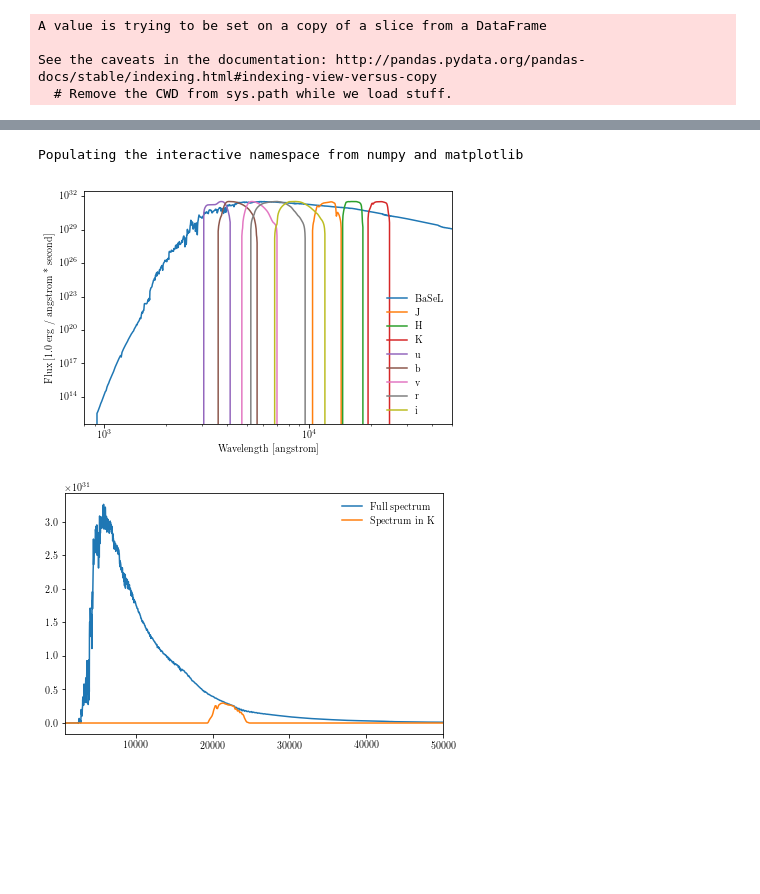
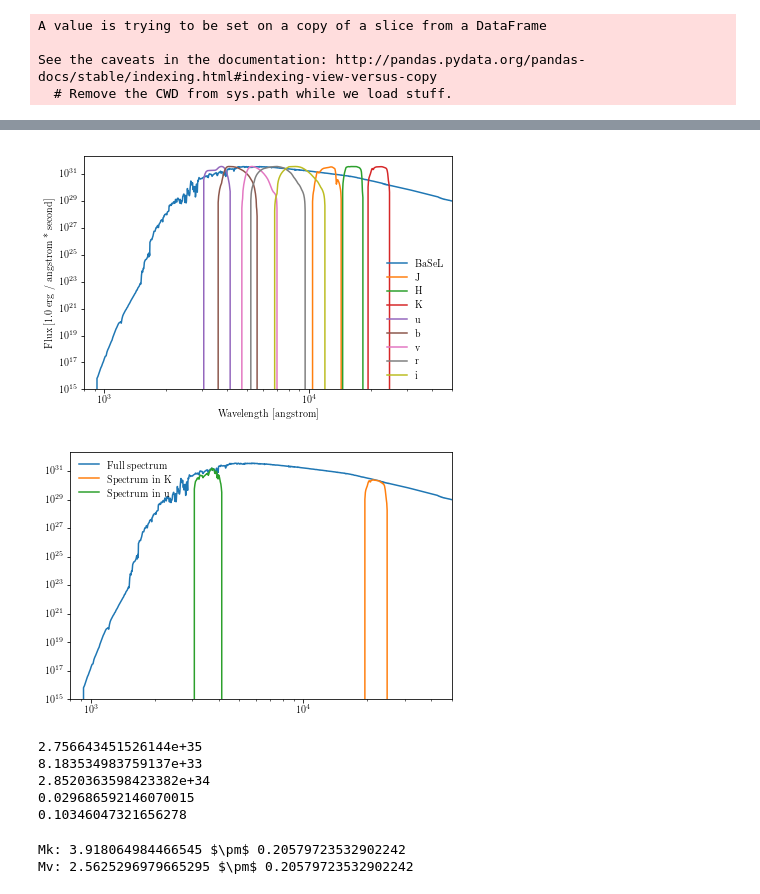
Before and after one commit to ojhall94/GAIA, a Jupyter notebook: Scripts/bolocorr.ipynb, the cells around one changed output, grey strips where cells are left out. Cells and saved outputs as stored; diff of their text form; code cells hidden in the pictures; blank space fills up the shorter version.

```diff
--- a/Scripts/bolocorr.ipynb
+++ b/Scripts/bolocorr.ipynb
@@ -86,10 +87,11 @@ df['ast_Mbol_err'] = AC.get_bolmag_err()
 '''Now lets make a simple call for the spectrum on one of these'''
 basel = BaSeL() #Call in the spectrum
 '''[logT, logg, logL, Z]'''
-logteff = np.log10(df.Teff.values[5])
+logteff = np.log10(df.Teff.values[0])
 logg = df.logg.values[0]
 logL = np.log10(df.ast_L.values[0])
 Z = df.Z.values[0]
+Mbol = df.ast_Mbol.values[0]
 ap = (logteff, logg, logL, Z)
 print(ap)
 
@@ -142,16 +138,16 @@ plt.ylabel('Flux [{0}]'.format(basel.flux_units))
 plt.tight_layout()
 plt.show()
 # %% [output]
-Populating the interactive namespace from numpy and matplotlib
-[figure, old version]
+[figure, new version]
 # %%
 '''Lets plot the spectrum just multiplied by K'''
 plt.figure()
-plt.plot(basel._wavelength, sb, label='Full spectrum')
-plt.plot(basel._wavelength, sb*k(basel._wavelength), label='Spectrum in K')
-plt.legend(frameon=False, loc='upper right')
+plt.loglog(basel._wavelength, sb, label='Full spectrum')
+plt.semilogx(basel._wavelength, sb*k(basel._wavelength), label='Spectrum in K')
+plt.semilogx(basel._wavelength, sb*u(basel._wavelength), label='Spectrum in u')
+plt.legend(frameon=False, loc='upper left')
 plt.xlim(800, 5e4)
 plt.tight_layout()
 plt.show()
 # %% [output]
-[figure, old version]
+[figure, new version]
@@ -159,0 +160,24 @@ plt.show()
+# %%
+'''Next step is finding out how to bulk request these'''
+fspec = integrate.simps(spec,x=basel._wavelength)
+fkspec= integrate.simps(kspec, x = basel._wavelength)
+fvspec= integrate.simps(vspec, x=basel._wavelength)
+print(fspec)
+print(fkspec)
+print(fvspec)
+print(fkspec/fspec)
+print(fvspec/fspec)
+# %% [output]
+2.756643451526144e+35
+8.183534983759137e+33
+2.8520363598423382e+34
+0.029686592146070015
+0.10346047321656278
+# %%
+Mk = df.ast_Mbol.values[0] - 2.5*np.log10(fkspec/fspec)
+Mv = df.ast_Mbol.values[0] - 2.5*np.log10(fvspec/fspec)
+print('Mk: '+str(Mk) + r' $\pm$ ' + str(df.ast_Mbol_err.values[0]))
+print('Mv: '+str(Mv) + r' $\pm$ ' + str(df.ast_Mbol_err.values[0]))
+# %% [output]
+Mk: 3.918064984466545 $\pm$ 0.20579723532902242
+Mv: 2.5625296979665295 $\pm$ 0.20579723532902242
```
Also changed, not shown: parts of 6 cells of this notebook.
